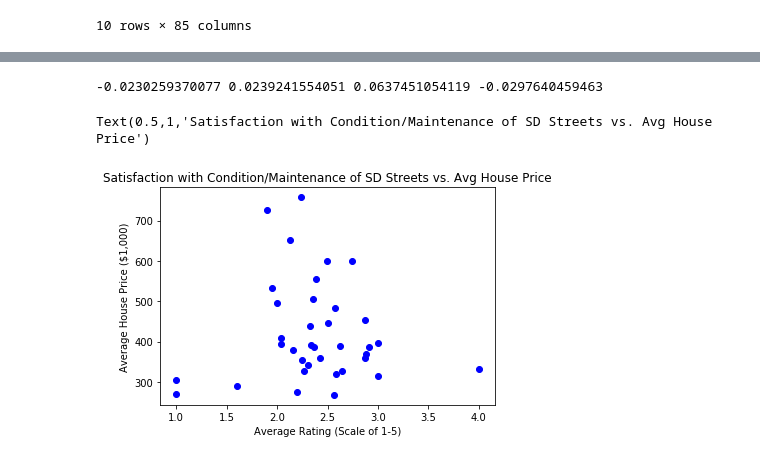
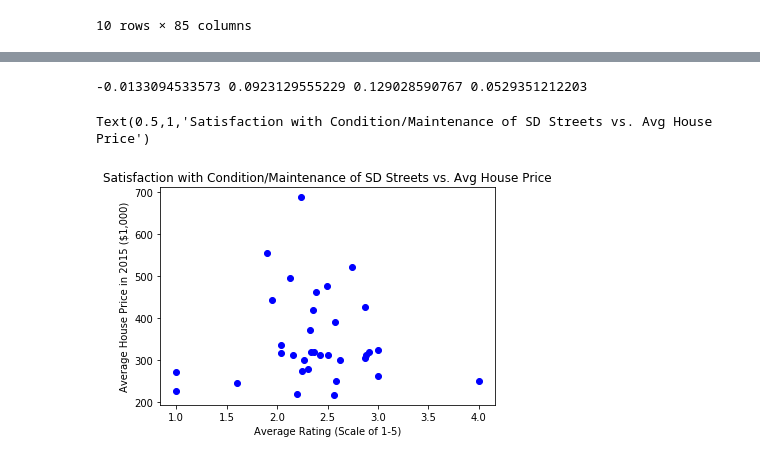
Before and after one commit to maggietsui/Final_Project_COGS108, a Jupyter notebook: Maggie.ipynb, the cells around one changed output, grey strips where cells are left out. Cells and saved outputs as stored; diff of their text form; code cells hidden in the pictures.

```diff
--- a/Maggie.ipynb
+++ b/Maggie.ipynb
@@ -16,6 +16,6 @@ from scipy.stats import ttest_ind, chisquare, normaltest
 avg_house_prices = pd.read_csv('https://query.data.world/s/4YkmYcRnpcRqTmJ9qWn5KRALu157jX')
 avg_house_prices = avg_house_prices[avg_house_prices['CountyName'] == 'San Diego']
 
-#Extract zipcode, city, 2017-09 column
-avg_house_prices = avg_house_prices[['RegionName', 'City', '2017-09']]
-len(avg_house_prices)
+#Extract zipcode, city, 2015-01 column
+avg_house_prices = avg_house_prices[['RegionName', 'City', '2015-01']]
+avg_house_prices.dropna(inplace=True)
@@ -182,23 +171,23 @@ lowest_q810 = avg_ratings_per_zip.nsmallest(n=5, columns='Q8_10',keep='first')[[
 # %%
-#Add avg house prices 2017-09 data to ratings data
+#Add avg house prices 2015-01 data to ratings data
 rating_and_price = avg_ratings_per_zip.merge(avg_house_prices, left_on='ZIP', right_on='RegionName')
 
 #Compute correlation between avg rating and avg house price for each question
-Q8_3_corr = rating_and_price['Q8_3'].corr(rating_and_price['2017-09'])
-Q3_8_corr = rating_and_price['Q3_8'].corr(rating_and_price['2017-09'])
-Q8_4_corr = rating_and_price['Q8_4'].corr(rating_and_price['2017-09'])
-Q8_10_corr = rating_and_price['Q8_10'].corr(rating_and_price['2017-09'])
+Q8_3_corr = rating_and_price['Q8_3'].corr(rating_and_price['2015-01'])
+Q3_8_corr = rating_and_price['Q3_8'].corr(rating_and_price['2015-01'])
+Q8_4_corr = rating_and_price['Q8_4'].corr(rating_and_price['2015-01'])
+Q8_10_corr = rating_and_price['Q8_10'].corr(rating_and_price['2015-01'])
 
 print(Q8_3_corr,Q3_8_corr,Q8_4_corr,Q8_10_corr)
 # %% [output]
--0.0230259370077 0.0239241554051 0.0637451054119 -0.0297640459463
+-0.0133094533573 0.0923129555229 0.129028590767 0.0529351212203
 # %%
 #Plot scatterplot of avg rating vs avg house price
-Q8_3_scatter = plt.scatter(rating_and_price['Q8_3'], rating_and_price['2017-09'], c='blue')
+Q8_3_scatter = plt.scatter(rating_and_price['Q8_3'], rating_and_price['2015-01'], c='blue')
 plt.xlabel('Average Rating (Scale of 1-5)')
-plt.ylabel('Average House Price ($1,000)')
+plt.ylabel('Average House Price in 2015 ($1,000)')
 plt.title('Satisfaction with Condition/Maintenance of SD Streets vs. Avg House Price')
 # %% [output]
 Text(0.5,1,'Satisfaction with Condition/Maintenance of SD Streets vs. Avg House Price')
-[figure, old version]
+[figure, new version]
 # %%
```
Also changed, not shown: parts of 12 cells of this notebook.
